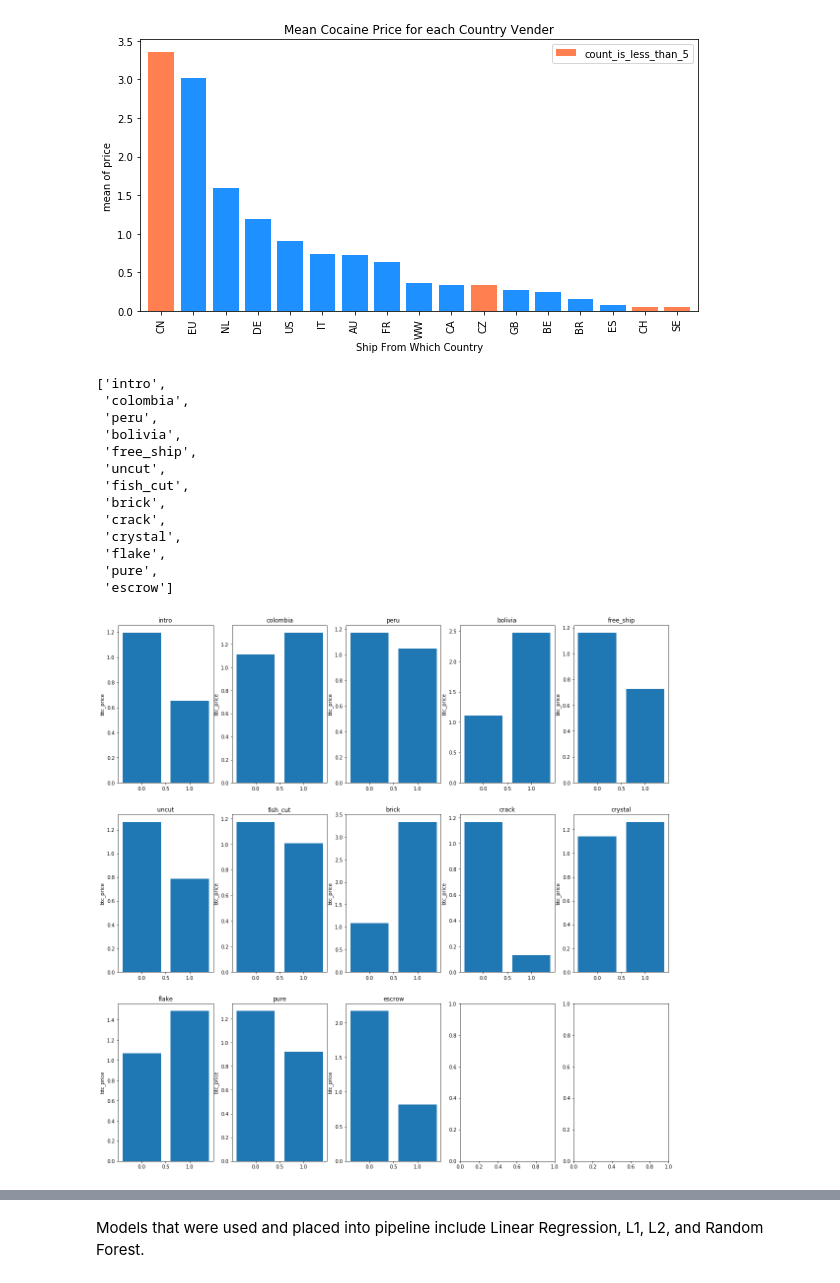
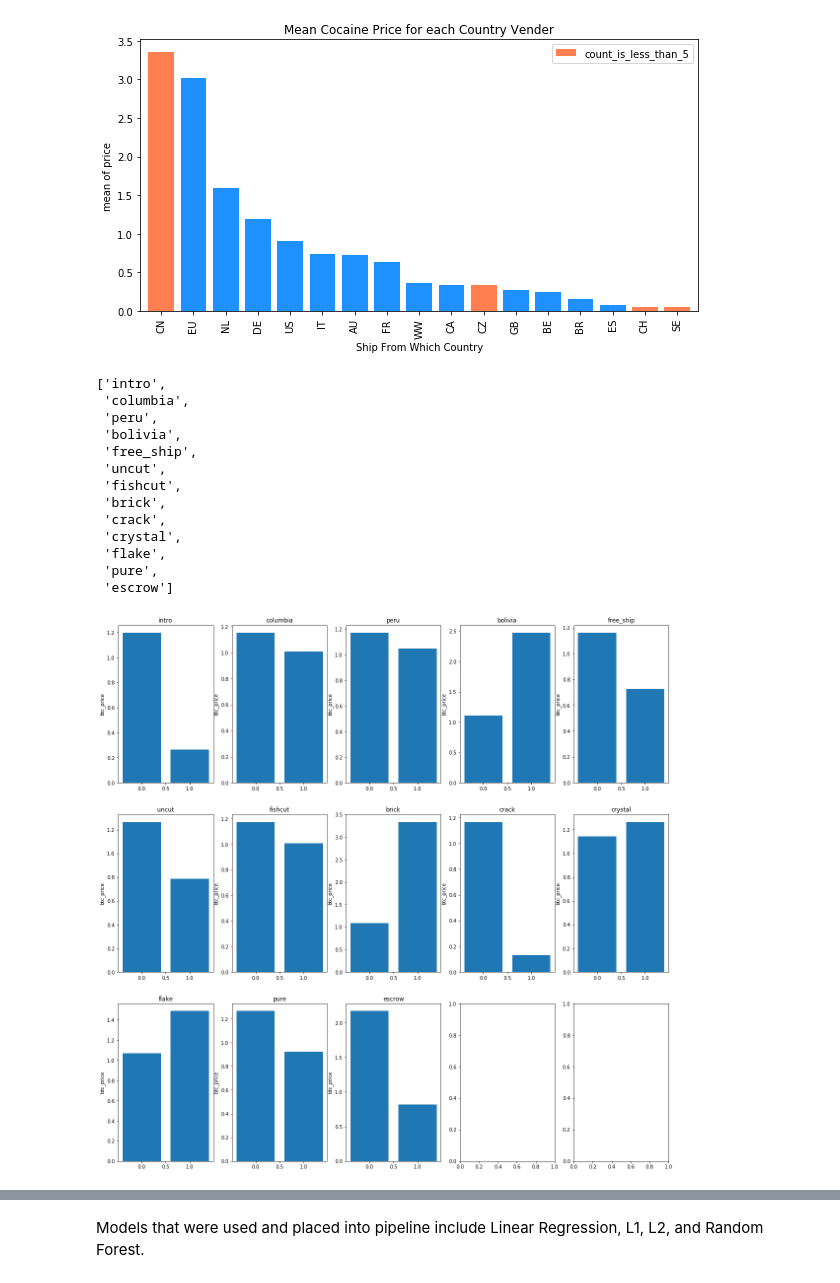
Before and after one commit to mundyreimer/dark_market_ml, a Jupyter notebook: Project_code.ipynb, the cells around one changed output, grey strips where cells are left out. Saved outputs shown, nothing was run; the diff lists cells and outputs as text; code cells hidden in the pictures.

```diff
--- a/Project_code.ipynb
+++ b/Project_code.ipynb
@@ -174,6 +175,8 @@ ax.set_title('Mean Cocaine Price for each Country Vender')
 plt.show()
 # %% [output]
 [figure]
+# %%
+data = pd.concat([df.btc_price,df_b],axis=1)
 # %%
 col_lst = list(data.columns[-13:])
 col_lst.append('escrow')
@@ -181,12 +184,12 @@ col_lst.remove('caps')
 col_lst
 # %% [output]
 ['intro',
- 'colombia',
+ 'columbia',
  'peru',
  'bolivia',
  'free_ship',
  'uncut',
- 'fish_cut',
+ 'fishcut',
  'brick',
  'crack',
  'crystal',
@@ -201,20 +199,18 @@ def plot_avg_price(col_name):
 # %%
-def plot_graphs(col_lst):
-    fig, axs = plt.subplots(3, 5, figsize=(20, 20))
-    i = 0
-    for col in col_lst:
-        row_index = int(i / 5)
-        col_index = i % 5
-        new_dataset = data.groupby(col).mean()['btc_price'].reset_index()
-        axs[row_index, col_index].bar(
-            new_dataset[col], new_dataset['btc_price'])
-        axs[row_index, col_index].set_title(col)
-        axs[row_index, col_index].set_title(col)
-        axs[row_index, col_index].set_ylabel('btc_price')
-        i += 1
-plot_graphs(col_lst)
+fig, axs = plt.subplots(3, 5, figsize=(20, 20))
+i = 0
+for col in col_lst:
+    row_index = int(i / 5)
+    col_index = i % 5
+    new_dataset = data.groupby(col).mean()['btc_price'].reset_index()
+    axs[row_index, col_index].bar(
+        new_dataset[col], new_dataset['btc_price'])
+    axs[row_index, col_index].set_title(col)
+    axs[row_index, col_index].set_title(col)
+    axs[row_index, col_index].set_ylabel('btc_price')
+    i += 1
 # %% [output]
-[figure, old version]
+[figure, new version]
 # %%
 # Train test split
 X_train, X_test, y_train, y_test = train_test_split(df_b, y, test_size=0.2,shuffle = True)
```
Also changed, not shown: parts of 37 cells of this notebook.
